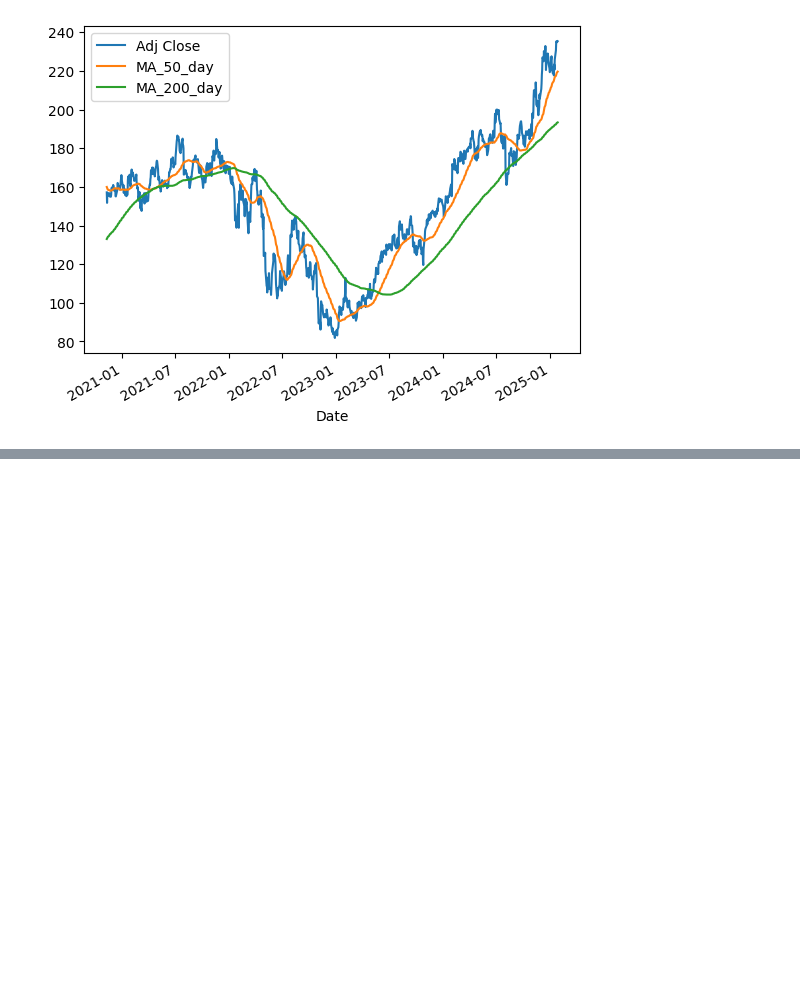
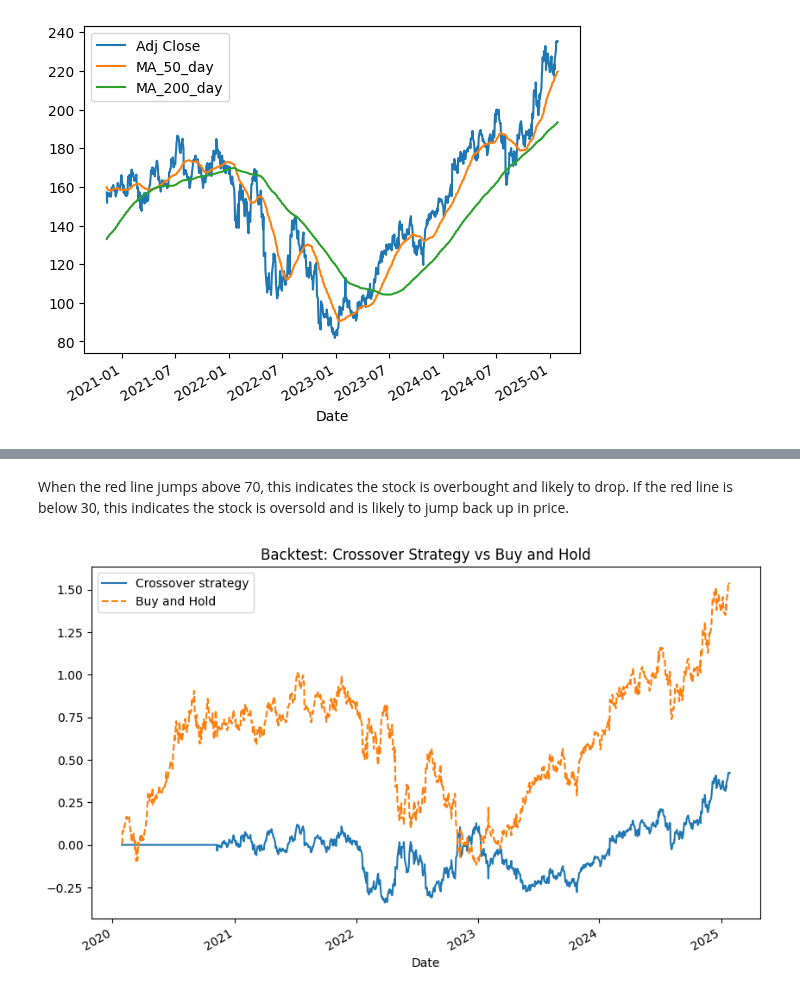
Before and after one commit to Luke-Davis1/stock-price-analyzer, a Jupyter notebook: analyzer.ipynb, the cells around one changed output, grey strips where cells are left out. Saved outputs shown, nothing was run; the diff lists cells and outputs as text; code cells hidden in the pictures; blank space fills up the shorter version.

```diff
--- a/analyzer.ipynb
+++ b/analyzer.ipynb
@@ -36,0 +68,23 @@ gain = delta.where(delta > 0, 0)
+# %% [markdown]
+When the red line jumps above 70, this indicates the stock is overbought and likely to drop. If the red line is below 30, this indicates the stock is oversold and is likely to jump back up in price.
+# %%
+# Implement basic strategy, cross-over strategy
+df["Signal"] = 0
+df.loc[df["MA_50_day"] > df["MA_200_day"], "Signal"] = 1        # Time to buy, bullish
+df.loc[df["MA_50_day"] < df["MA_200_day"], "Signal"] = -1       # Time to sell, bearish
+
+df["Daily_Return"] = df["Close"].pct_change()
+
+df["Strategy_Return"] = df["Daily_Return"] * df["Signal"].shift(1)
+
+df["Cumulative_Strategy_Returns"] = (1 + df["Strategy_Return"]).cumprod() - 1
+df["Cumulative_Buy_Hold_Returns"] = (1 + df["Daily_Return"]).cumprod() - 1          # This determines the return by simplying buying and holding, acts as benchmark
+
+plt.figure(figsize=(10, 6))
+df["Cumulative_Strategy_Returns"].plot(label="Crossover strategy")
+df["Cumulative_Buy_Hold_Returns"].plot(label="Buy and Hold", linestyle="--")
+plt.legend()
+plt.title("Backtest: Crossover Strategy vs Buy and Hold")
+plt.show()
+# %% [output]
+[figure, added]
```
Also changed, not shown: parts of 6 cells of this notebook.
